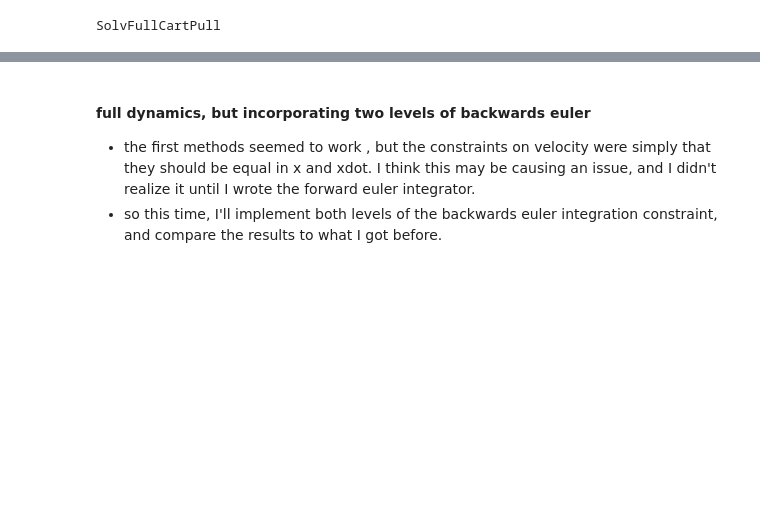
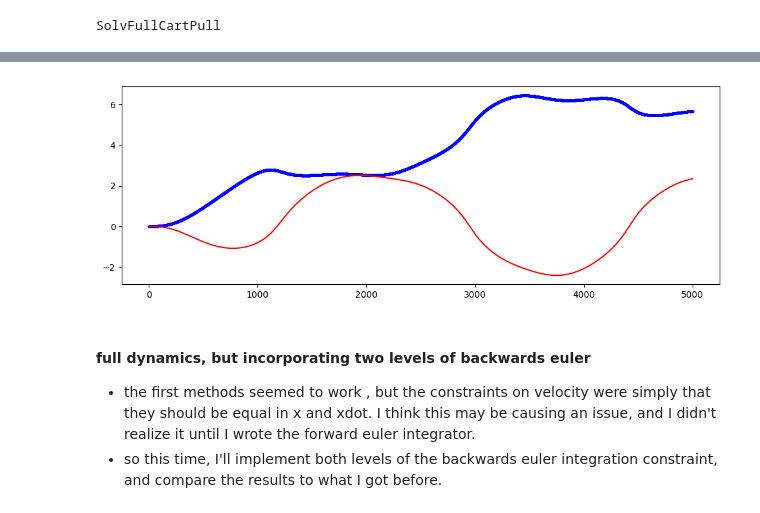
Before and after one commit to the1kieran/pullCartTrajOpt, a Jupyter notebook: finalProject/AlexProject.ipynb, the cells around one changed output, grey strips where cells are left out. Cells and saved outputs as stored; diff of their text form; code cells hidden in the pictures; blank space fills up the shorter version.

```diff
--- a/finalProject/AlexProject.ipynb
+++ b/finalProject/AlexProject.ipynb
@@ -573,3 +609,14 @@ process2CSV(x)
+# %%
+xForward = pullCartForwardDynamics(x0,u,5,.001)
+
+using PyPlot
+figure(figsize=(12,4))
+#plot(c[1,:])
+plot( xForward[1,:], "b.-", markersize=4)
+plot(xForward[2,:],"r")
+process2CSV(resample(xForward,.001,.05))
+# %% [output]
+[figure, added]
 # %% [markdown]
 #### full dynamics, but incorporating  two levels of backwards euler
 * the first methods seemed to work , but the constraints on velocity were simply that they should be equal in x and xdot. I think this may be causing an issue, and I didn't realize it until I wrote the forward euler integrator.
```
Also changed, not shown: parts of 6 cells of this notebook.
